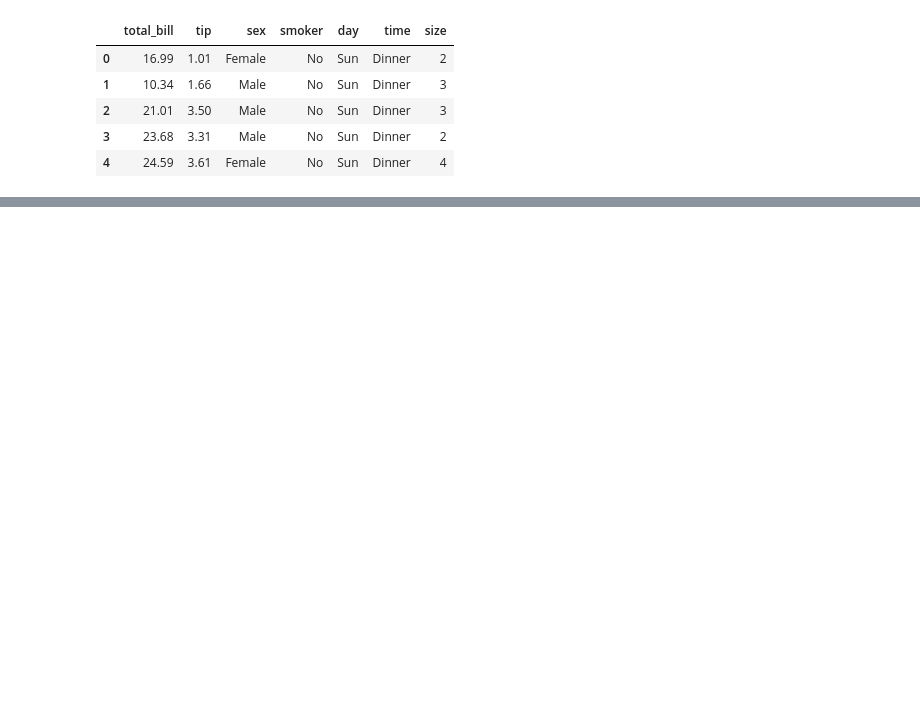
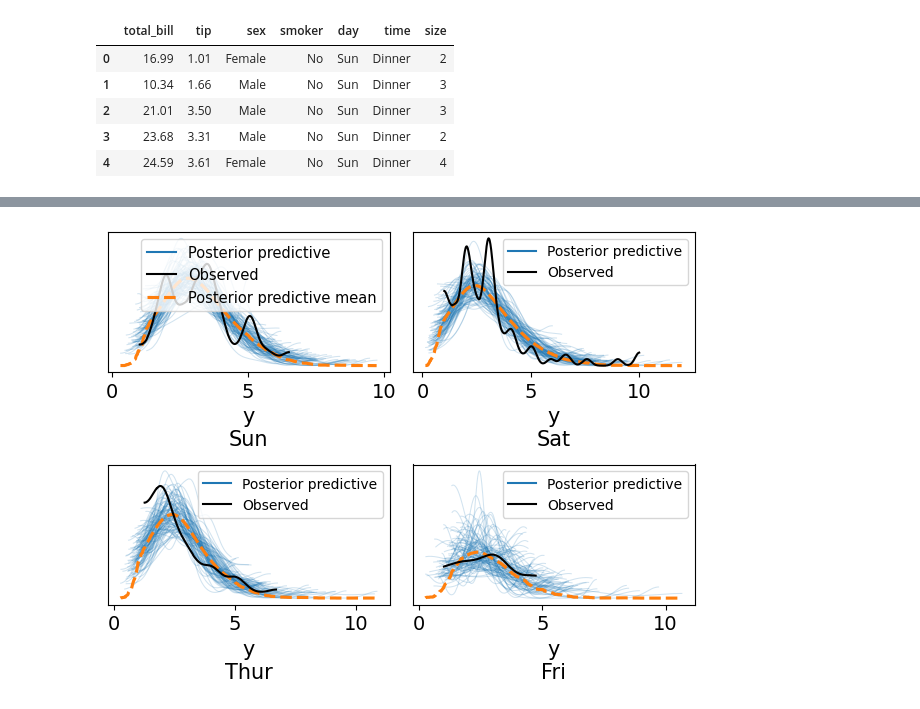
Before and after one commit to damiansp/completePython, a Jupyter notebook: bayesian/bap/02_programming_probabilistically.ipynb, the cells around one changed output, grey strips where cells are left out. Saved outputs shown, nothing was run; the diff lists cells and outputs as text; code cells hidden in the pictures; blank space fills up the shorter version.

```diff
--- a/bayesian/bap/02_programming_probabilistically.ipynb
+++ b/bayesian/bap/02_programming_probabilistically.ipynb
@@ -290,3 +291,12 @@ with pm.Model() as comparing_groups:
     mu = pm.Normal('mu', mu=0, sigma=10, shape=4)
     sig = pm.HalfNormal('sig', sigma=10, shape=4)
     y = pm.Normal('y', mu=mu[idx], sigma=sig[idx], observed=tip)
+# %%
+coords = {'days': categories, 'days_flat': categories[idx]}
+# %%
+with pm.Model(coords=coords) as comparing_groups:
+    mu = pm.HalfNormal('mu', sigma=5, dims='days')
+    sig = pm.HalfNormal('sigma', sigma=1, dims='days')
+    y = pm.Gamma('y', mu=mu[idx], sigma=sig[idx], observed=tip, dims='days_flat')
+    idata_cg = pm.sample()
+    idata_cg.extend(pm.sample_posterior_predictive(idata_cg))
@@ -292,0 +313,11 @@ with pm.Model() as comparing_groups:
+# %%
+_, axes = plt.subplots(2, 2)
+az.plot_ppc(
+    idata_cg,
+    num_pp_samples=100,
+    coords={'days_flat': [categories]},
+    flatten=[],
+    ax=axes)
+plt.tight_layout();
+# %% [output]
+[figure, added]
```
Also changed, not shown: parts of 25 cells of this notebook.
